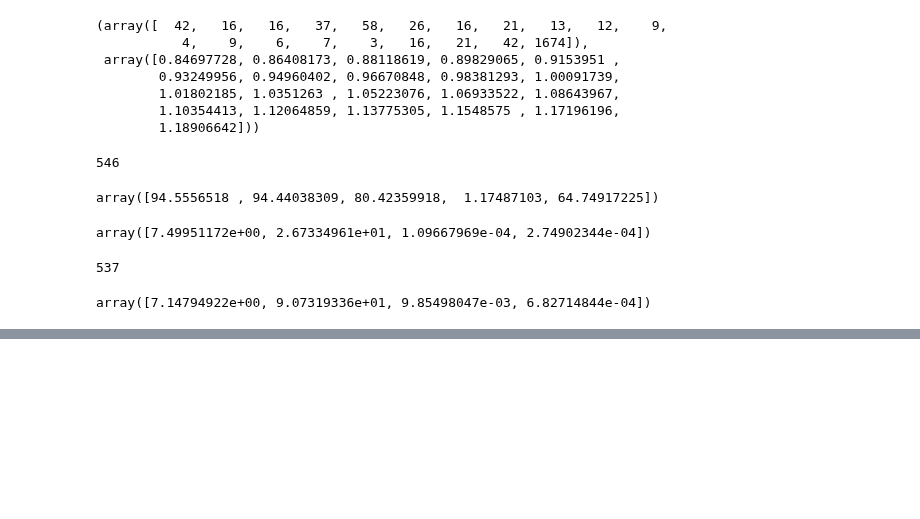
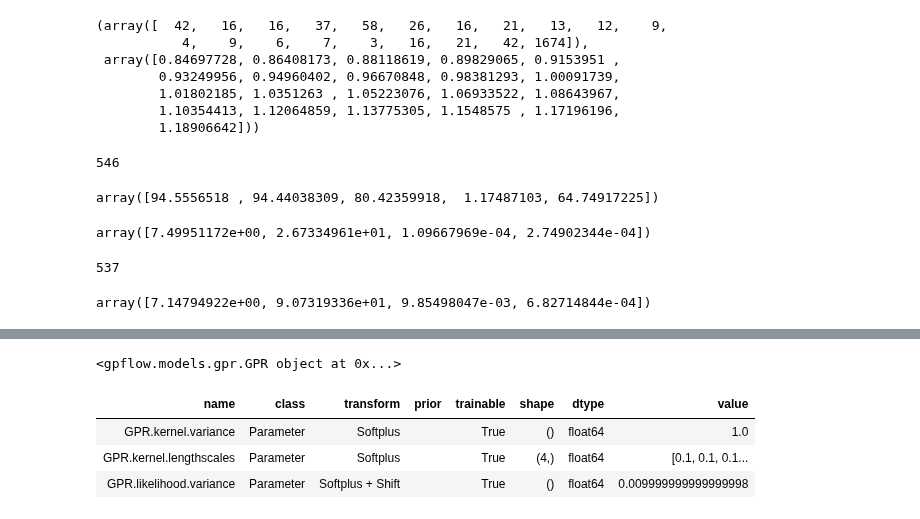
Before and after one commit to sebtsh/efficient-distributionally-robust-BO, a Jupyter notebook: data/portfolio/cvxportfolio.ipynb, the cells around one changed output, grey strips where cells are left out. Saved outputs shown, nothing was run; the diff lists cells and outputs as text; code cells hidden in the pictures; blank space fills up the shorter version.

Commit message:
Change portfolio lengthscales

```diff
--- a/data/portfolio/cvxportfolio.ipynb
+++ b/data/portfolio/cvxportfolio.ipynb
@@ -340,0 +363,3 @@ array([7.14794922e+00, 9.07319336e+01, 9.85498047e-03, 6.82714844e-04])
+# %%
+lowers = np.array([0.1, 5.5, 1e-04, 1e-04])
+uppers = np.array([10, 8, 1.5e-03, 1e-03])
@@ -340,0 +370,2 @@ array([7.14794922e+00, 9.07319336e+01, 9.85498047e-03, 6.82714844e-04])
+# %%
+normalized_samples = (scaled_samples - lowers) / (uppers - lowers)
@@ -340,0 +378,5 @@ array([7.14794922e+00, 9.07319336e+01, 9.85498047e-03, 6.82714844e-04])
+# %%
+k = gpf.kernels.SquaredExponential(lengthscales=[0.1, 0.1, 0.1, 0.1])
+# %%
+gp = gpf.models.GPR(data=(normalized_samples, standardized_returns[:, None]),
+                    kernel=k)
@@ -340,0 +387,8 @@ array([7.14794922e+00, 9.07319336e+01, 9.85498047e-03, 6.82714844e-04])
+# %%
+gp
+# %% [output]
+<gpflow.models.gpr.GPR object at 0x...>
+| name | class | transform | prior | trainable | shape | dtype | value |
+| GPR.kernel.variance | Parameter | Softplus |  | True | () | float64 | 1.0 |
+| GPR.kernel.lengthscales | Parameter | Softplus |  | True | (4,) | float64 | [0.1, 0.1, 0.1... |
+| GPR.likelihood.variance | Parameter | Softplus + Shift |  | True | () | float64 | 0.009999999999999998 |
```
Also changed, not shown: parts of 49 cells of this notebook, 2 other files.
